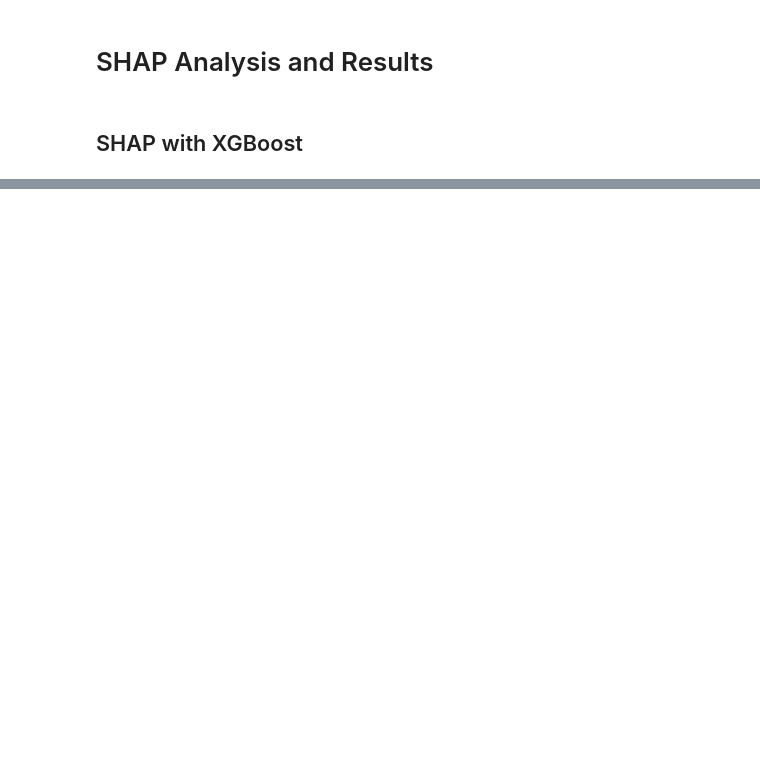
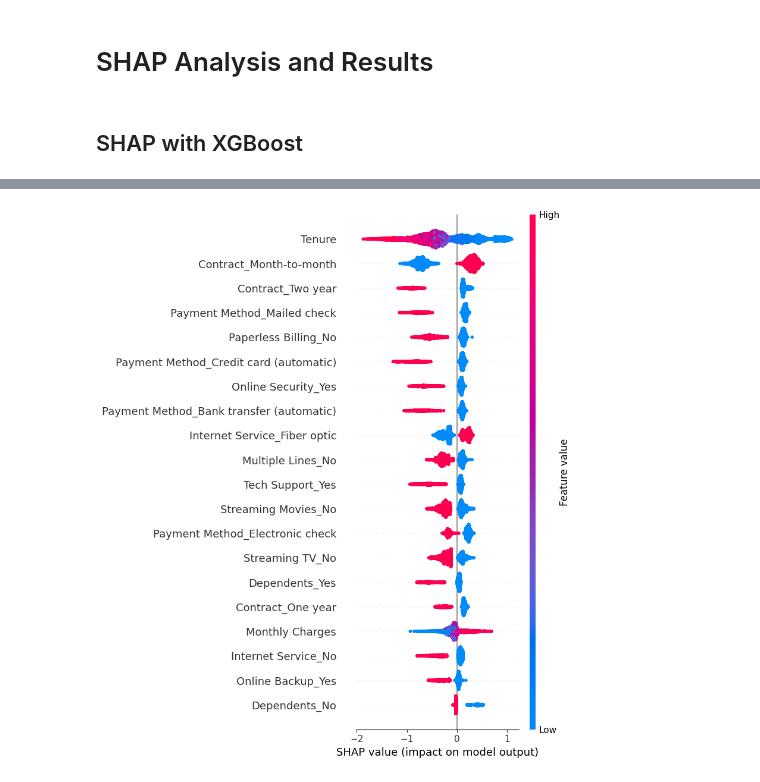
Before and after one commit to Silvano315/Churn-Prediction-with-SHAP, a Jupyter notebook: SHAP.ipynb, the cells around one changed output, grey strips where cells are left out. Drawn from its saved outputs; the diff is of its cells as text; code cells hidden in the pictures; blank space fills up the shorter version.

Commit message:
Shap pipeline updated

```diff
--- a/SHAP.ipynb
+++ b/SHAP.ipynb
@@ -23,5 +31,3 @@ df.head(5)
 
 X = df.drop(columns='Churn')
 y = df['Churn']
-
-X_train, X_test, y_train, y_test = train_test_split(X, y, test_size=0.3, random_state=59)
@@ -66,0 +34,38 @@ shap.summary_plot(shap_values, X_test, show=False).savefig("shap_summary_plot_xg
+# %%
+# Initialize stratified k-fold cross-validation
+
+skf = StratifiedKFold(n_splits=10, shuffle=True, random_state=59)
+# %%
+# Model training to evaluate Shapley values in Cross-Validation
+
+shap_values_list = []
+indices_list = []
+
+for train_index, test_index in skf.split(X, y):
+
+    X_train, X_test = X.iloc[train_index], X.iloc[test_index]
+    y_train, y_test = y.iloc[train_index], y.iloc[test_index]
+
+    smote = SMOTE(random_state=59)
+    X_train_resampled, y_train_resampled = smote.fit_resample(X_train, y_train)
+
+    model = XGBClassifier(learning_rate=0.01, max_depth=3, n_estimators=1000, random_state=59)
+    model.fit(X_train_resampled, y_train_resampled)
+
+    explainer = shap.TreeExplainer(model)
+    shap_values = explainer.shap_values(X_test)
+
+    shap_values_list.append(shap_values)
+    indices_list.append(test_index)
+# %%
+# Create a DataFrame with SHAP values and indices
+
+all_shap_values = np.concatenate(shap_values_list, axis=0)
+all_indices = np.concatenate(indices_list, axis=0)
+
+shap_df = pd.DataFrame(all_shap_values, index=all_indices, columns=df.drop(columns='Churn').columns)
+
+shap_df_sorted = shap_df.sort_index()
+
+print("SHAP Values DataFrame Shape:", shap_df_sorted.shape)
+shap_df_sorted.head()
@@ -66,0 +85,7 @@ shap.summary_plot(shap_values, X_test, show=False).savefig("shap_summary_plot_xg
+# %%
+# Results visualization
+
+# Beeswarm plot
+shap.summary_plot(shap_df_sorted.values, X, show=False, plot_type="dot")
+# %% [output]
+[figure, added]
```
Also changed, not shown: parts of 9 cells of this notebook.
